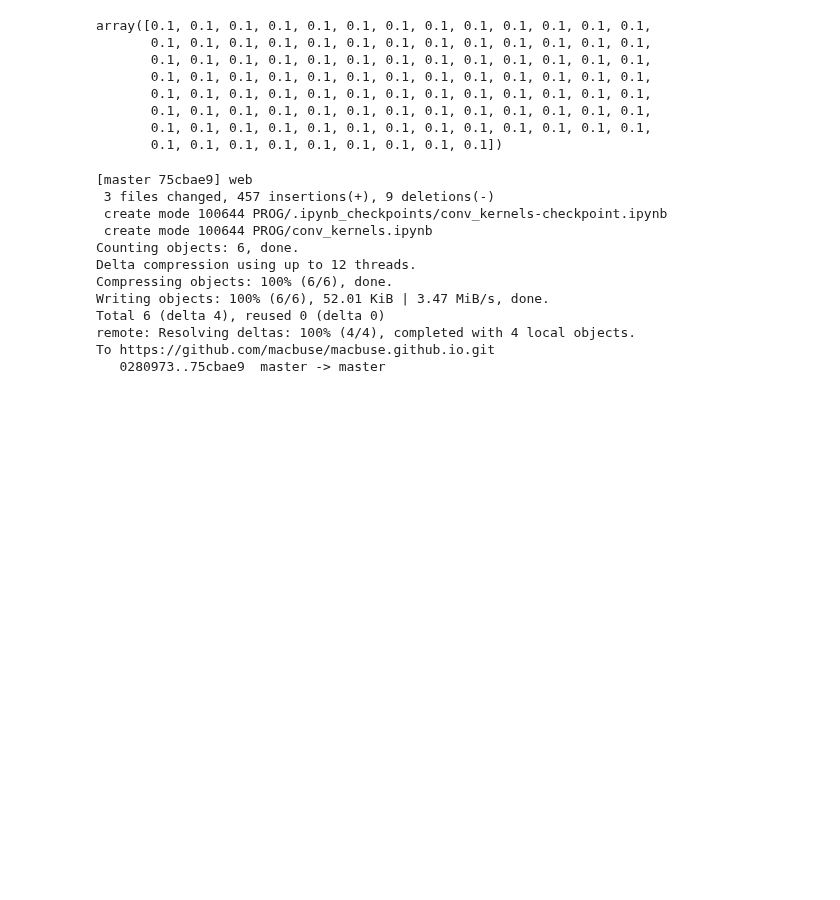
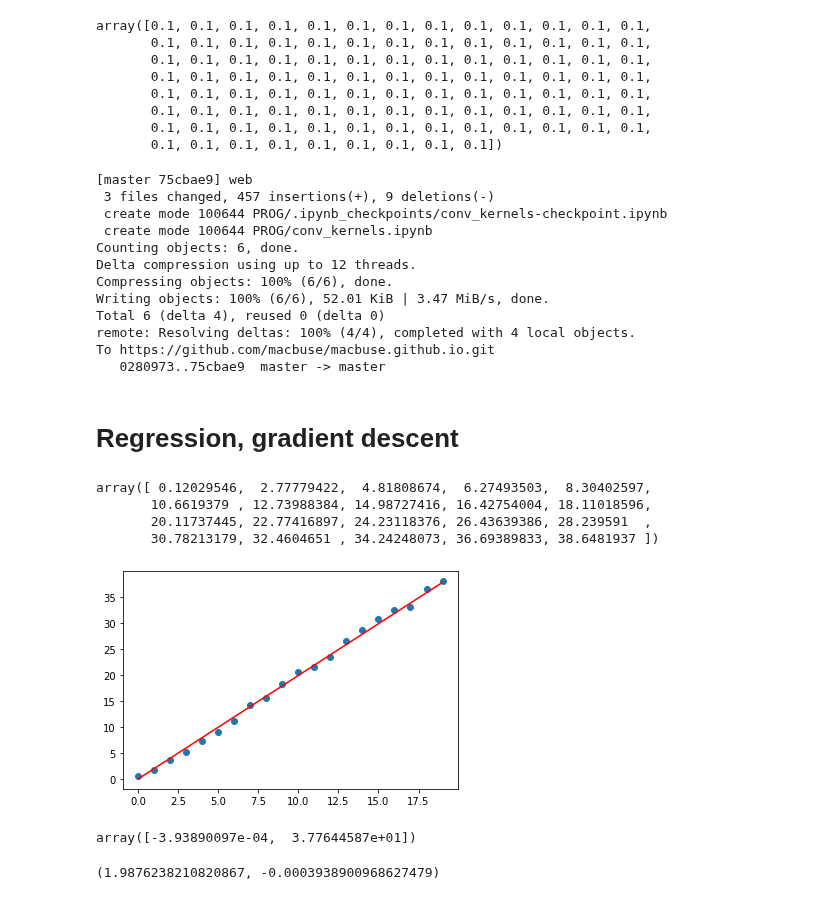
Before and after one commit to macbuse/macbuse.github.io, a Jupyter notebook: PROG/conv_kernels.ipynb, the cells around one changed output. Drawn from its saved outputs; the diff is of its cells as text; code cells hidden in the pictures; blank space fills up the shorter version.

```diff
--- a/PROG/conv_kernels.ipynb
+++ b/PROG/conv_kernels.ipynb
@@ -156,3 +156,15 @@ Total 6 (delta 4), reused 0 (delta 0)
 remote: Resolving deltas: 100% (4/4), completed with 4 local objects.
 To https://github.com/macbuse/macbuse.github.io.git
    0280973..75cbae9  master -> master
+# %% [markdown]
+# Regression, gradient descent
+# %%
+X = np.arange(20)
+Y = 2*X + (2*np.random.random(20) -1)
+# %%
+Y
+# %% [output]
+array([ 0.12029546,  2.77779422,  4.81808674,  6.27493503,  8.30402597,
+       10.6619379 , 12.73988384, 14.98727416, 16.42754004, 18.11018596,
+       20.11737445, 22.77416897, 24.23118376, 26.43639386, 28.239591  ,
+       30.78213179, 32.4604651 , 34.24248073, 36.69389833, 38.6481937 ])
@@ -158,0 +173,15 @@ To https://github.com/macbuse/macbuse.github.io.git
+# %%
+S = stats.linregress(X,Y)
+# %%
+plt.scatter(X,Y);
+plt.plot(X[[0,-1]], S.slope*X[[0,-1]] + S.intercept,'r');
+# %% [output]
+[figure, added]
+# %%
+ S.slope*X[[0,-1]] + S.intercept
+# %% [output]
+array([-3.93890097e-04,  3.77644587e+01])
+# %%
+S.slope, S.intercept
+# %% [output]
+(1.9876238210820867, -0.0003938900968627479)
```
Also changed, not shown: parts of 6 cells of this notebook.
